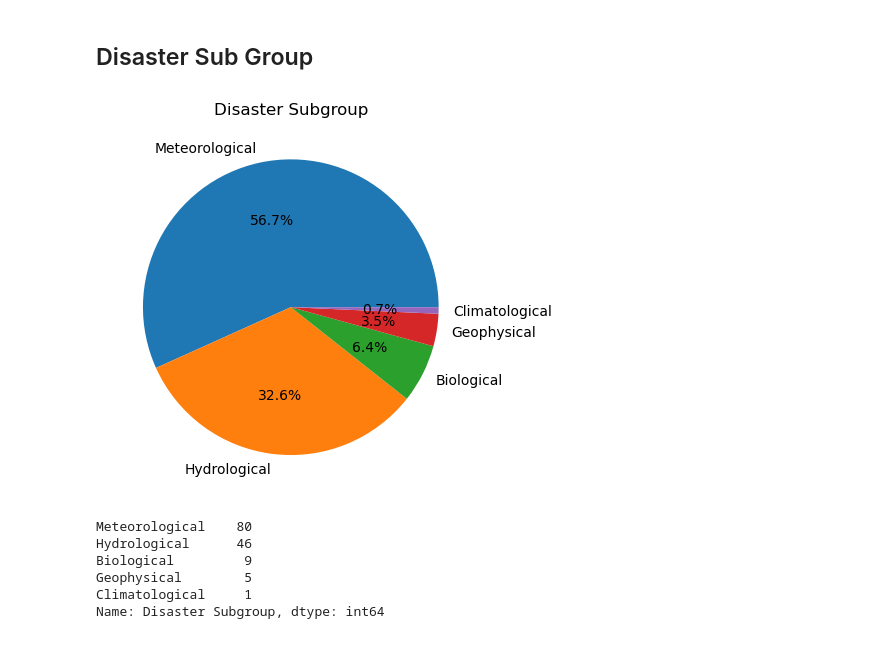
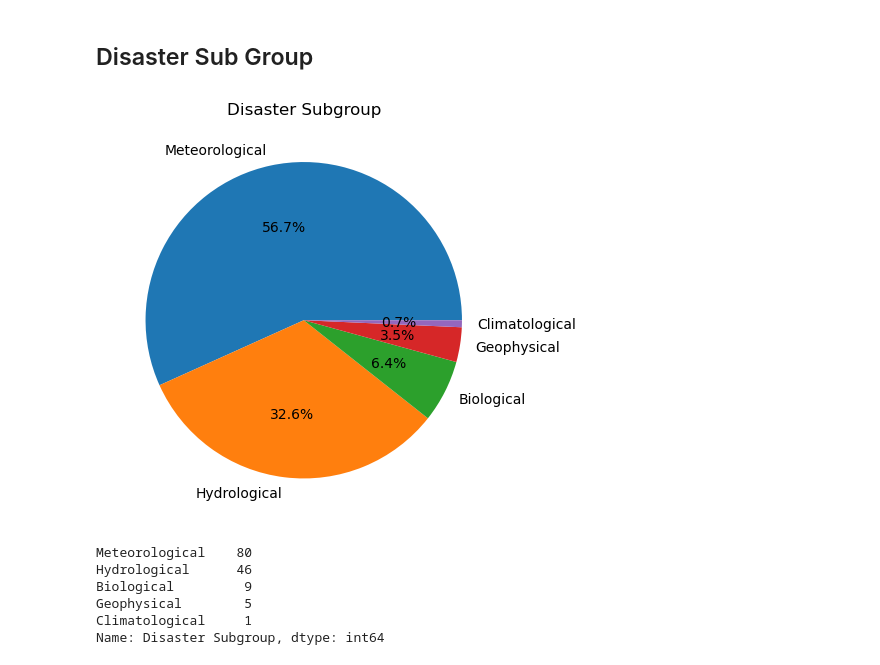
Before and after one commit to choyon001/disasters_in_bd, a Jupyter notebook: disasters_in_bd.ipynb, the cells around one changed output. Cells and saved outputs as stored; diff of their text form; code cells hidden in the pictures.

```diff
--- a/disasters_in_bd.ipynb
+++ b/disasters_in_bd.ipynb
@@ -7,13 +7,14 @@ data = pd.read_csv('disasters.csv')
 # %% [markdown]
 ## Disaster Sub Group
 # %%
-
 subgroup = data['Disaster Subgroup'].value_counts()
+plt.figure(figsize=(5,5))
 plt.pie(subgroup,labels=subgroup.index,autopct="%.1f%%")
 plt.title('Disaster Subgroup')
+plt.tight_layout()
 plt.show()
 # %% [output]
-[figure, old version]
+[figure, new version]
 # %%
 data['Disaster Subgroup'].value_counts()
 # %% [output]
```
Also changed, not shown: parts of 24 cells of this notebook.
